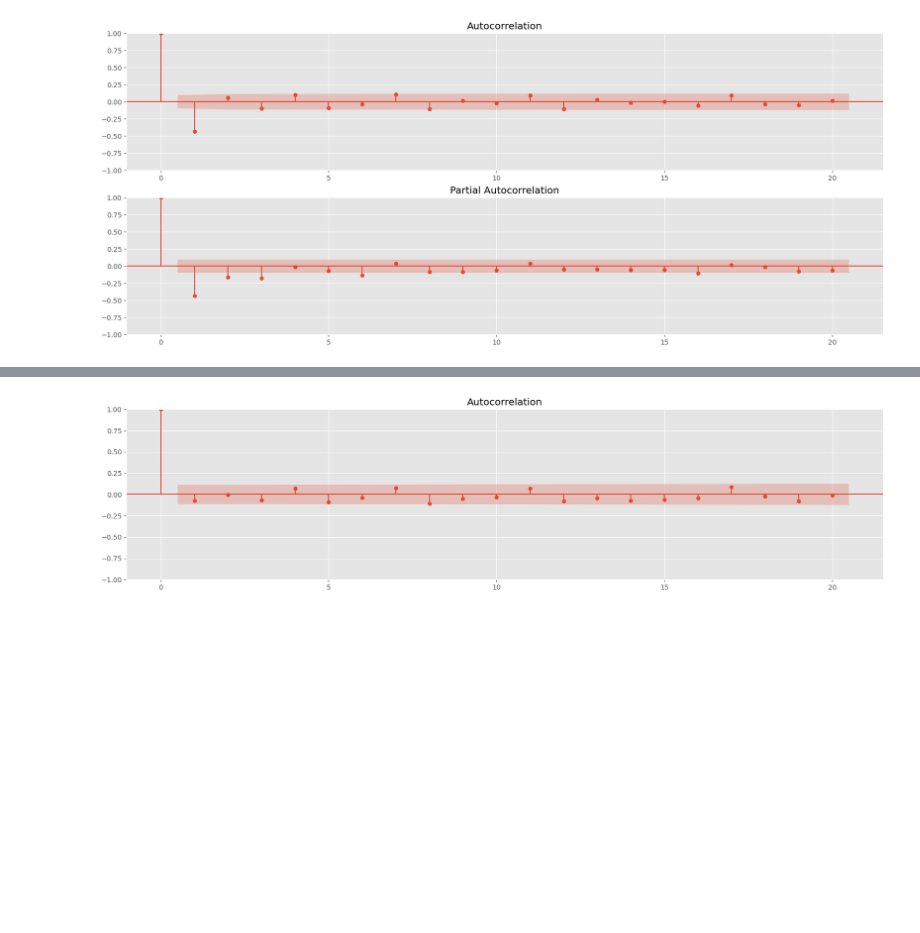
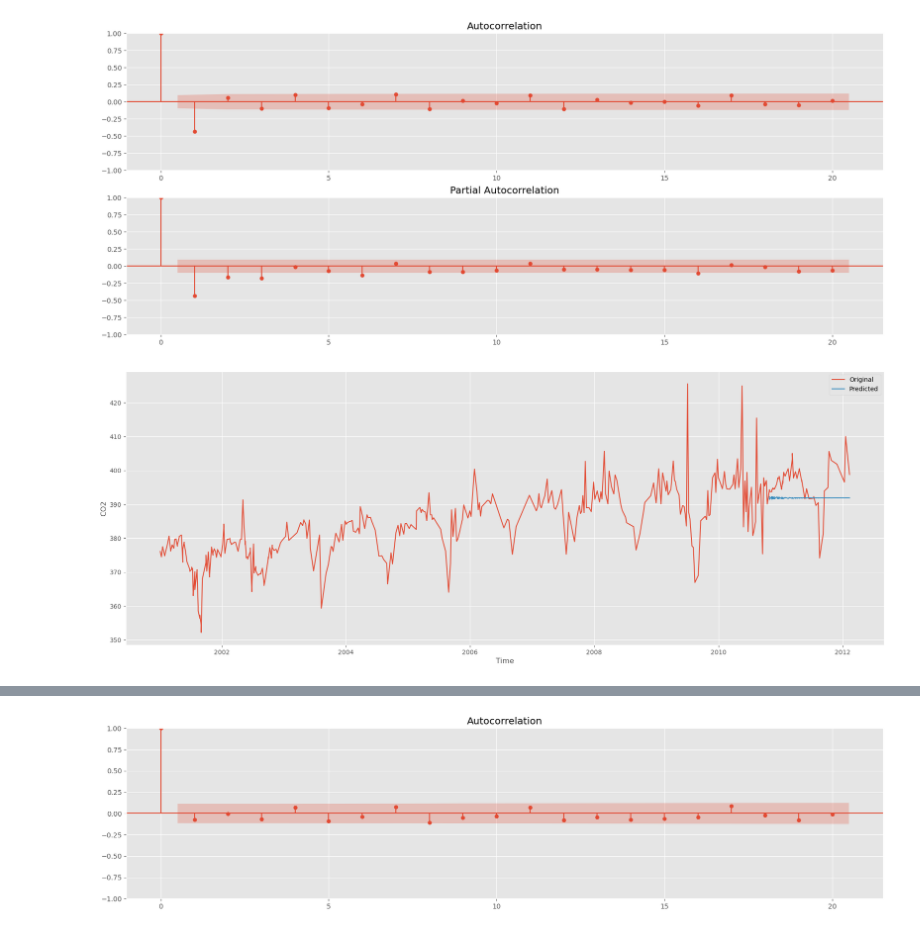
Before and after one commit to mJekal/CO_Data_Anaylsis, a Jupyter notebook: CO2_2001 to 2011_(2).ipynb, the cells around one changed output, grey strips where cells are left out. Drawn from its saved outputs; the diff is of its cells as text; code cells hidden in the pictures; blank space fills up the shorter version.

```diff
--- a/CO2_2001 to 2011_(2).ipynb
+++ b/CO2_2001 to 2011_(2).ipynb
@@ -138,2 +128,39 @@ forecast = model_fit.predict(start=start_index, end=end_index, typ='levels')
+# %%
+predictions = []
+# %%
+predictions.extend(model_fit.predict(start=prediction_start_index, end=prediction_end_index-1, typ='levels'))
+# %%
+next_prediction_start_index = prediction_end_index
+next_prediction_end_index = next_prediction_start_index + 365  # 1년치 데이터를 예측 예시
+# %%
+while next_prediction_end_index <= len(data):
+    next_prediction_data = data[next_prediction_start_index:next_prediction_end_index]
+    updated_data = pd.concat([train_data, prediction_data])
+
+    # 모델 재학습
+    model_fit = ARIMA(updated_data["CO2"], order=(2, 1, 2))
+    model_fit = model.fit()
+
+    # 다음 예측 결과 저장
+    predictions.extend(model_fit.predict(start=next_prediction_start_index, end=next_prediction_end_index-1, typ='levels'))
+
+    # 다음 예측 대상 설정
+    prediction_start_index = next_prediction_start_index
+    prediction_end_index = next_prediction_end_index
+    prediction_data = data[prediction_start_index:prediction_end_index]
+
+    # 다음 예측 대상 범위 업데이트
+    next_prediction_start_index = prediction_end_index
+    next_prediction_end_index = next_prediction_start_index + 365
+# %%
+plt.figure(figsize=(22, 8))
+plt.plot(data["Time"], data["CO2"], label="Original")
+plt.plot(data["Time"][prediction_start_index:prediction_end_index], predictions[:len(data["Time"][prediction_start_index:prediction_end_index])], label="Predicted")
+plt.xlabel("Time")
+plt.ylabel("CO2")
+plt.legend()
+plt.show()
+# %% [output]
+[figure, added]
 # %%
 plt.figure(figsize=(22,8))
```
Also changed, not shown: parts of 20 cells of this notebook.
